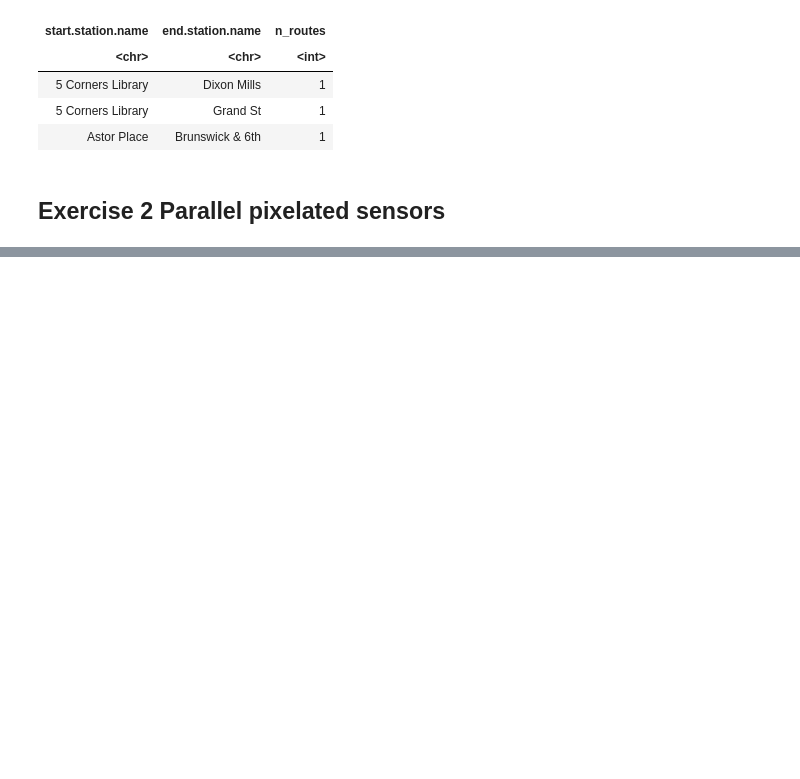
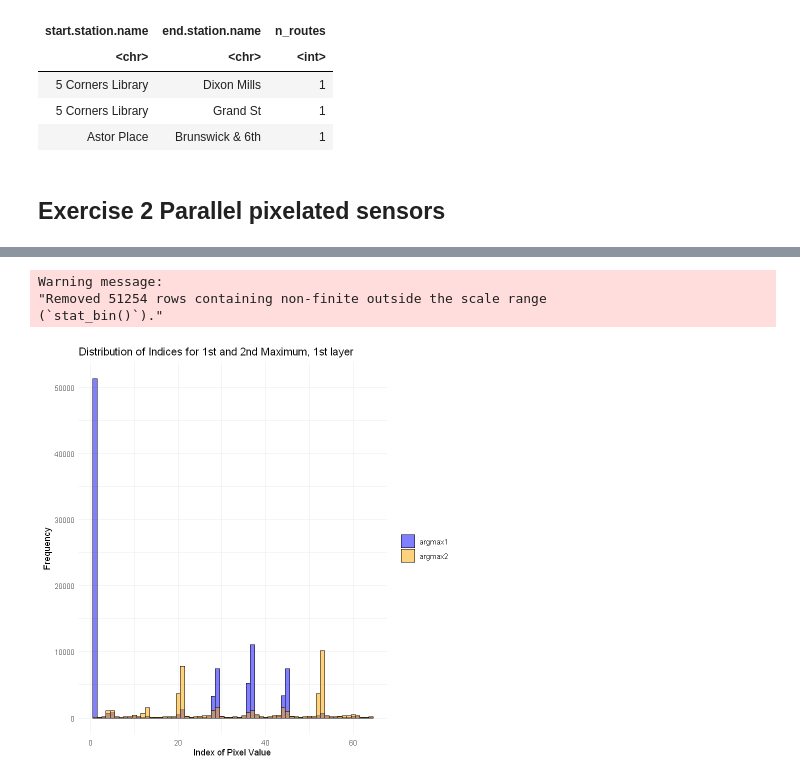
Before and after one commit to angelabortolato/AdvStatistics, a Jupyter notebook: lab1/BortolatoAngela_Lab1.ipynb, the cells around one changed output, grey strips where cells are left out. Saved outputs shown, nothing was run; the diff lists cells and outputs as text; code cells hidden in the pictures; blank space fills up the shorter version.

```diff
--- a/lab1/BortolatoAngela_Lab1.ipynb
+++ b/lab1/BortolatoAngela_Lab1.ipynb
@@ -235,3 +233,9 @@ A tibble: 3 × 3
 | Astor Place | Brunswick & 6th | 1 |
 # %% [markdown]
 ## Exercise 2 Parallel pixelated sensors
+# %%
+library(googledrive)
+
+drive_deauth()
+drive_download(as_id("1dYPF5tL3qnBmTVbawyKbPOQooi_CCElV"), path = "pps.csv", overwrite = TRUE)
+pps <- read.csv("pps.csv")
@@ -237,0 +253,16 @@ A tibble: 3 × 3
+# %%
+# For each event and for each 8×8 matrix, check for missing values in the dataset and handle them appropriately
+pps_mat1_raw <- pps[, 1:64]
+pps_mat2_raw <- pps[, 65:128]
+pps_mat1_raw <- na.omit(pps_mat1_raw)
+pps_mat2_raw <- na.omit(pps_mat2_raw)
+# %%
+# For each event and for each 8×8 matrix, determine the maximum and second maximum pixel values
+
+pps_mat1 <- pps_mat1_raw %>% rowwise() %>% mutate(
+    max1 = max(c_across(1:64)),
+    argmax1 = which.max(c_across(1:64)),
+    max2 = sort(unique(c_across(1:64)), decreasing = TRUE)[2],
+    argmax2 = which(c_across(1:64) == max2)[1] # Adjust to second max position
+  ) %>%
+  ungroup()
@@ -237,0 +278,15 @@ A tibble: 3 × 3
+# %%
+ggplot() +
+  geom_histogram(data = pps_mat1, aes(x = argmax1, fill = "argmax1"), binwidth = 1, alpha = 0.5, color = "black") +
+  geom_histogram(data = pps_mat1, aes(x = argmax2, fill = "argmax2"), binwidth = 1, alpha = 0.5, color = "black") +
+  scale_fill_manual(values = c("argmax1" = "blue", "argmax2" = "orange")) +
+  theme_minimal() +
+  labs(title = "Distribution of Indices for 1st and 2nd Maximum, 1st layer",
+       x = "Index of Pixel Value",
+       y = "Frequency") +
+  theme(legend.title = element_blank())  # Remove the legend title
+# %% [output]
+Warning message:
+"Removed 51254 rows containing non-finite outside the scale range
+(`stat_bin()`)."
+[figure, added]
```
Also changed, not shown: parts of 15 cells of this notebook, 1 other file.
